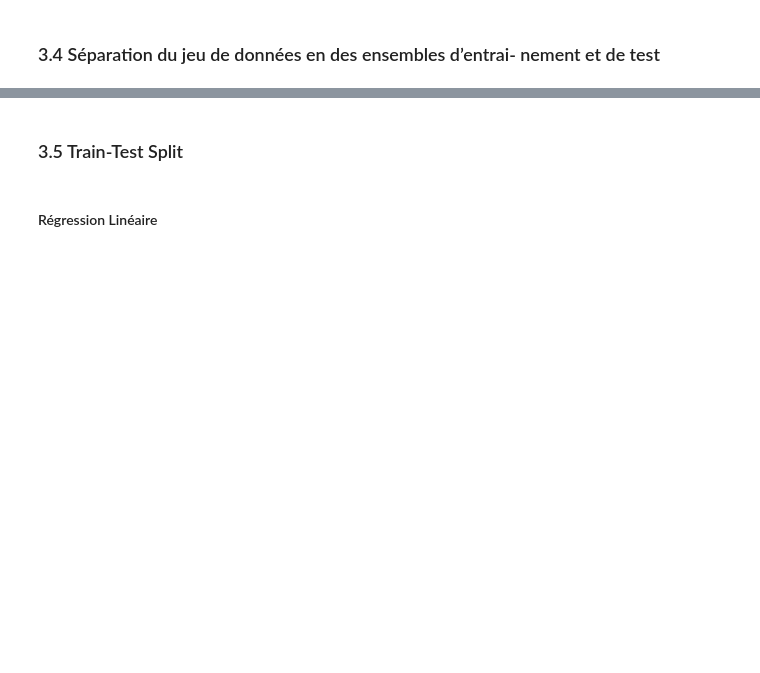
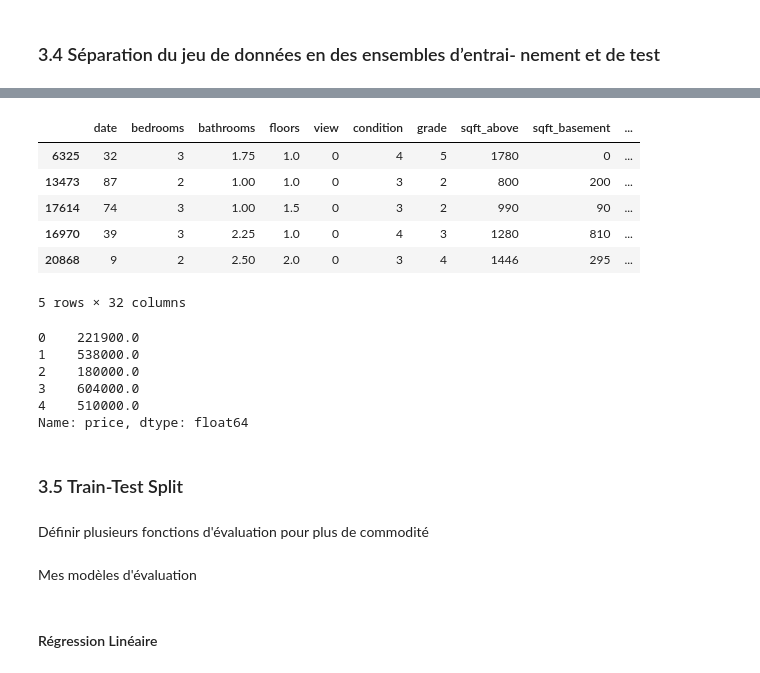
Before and after one commit to mesabo/ML_PROJECT_STAGE, a Jupyter notebook: Untitled.ipynb, the cells around one changed output, grey strips where cells are left out. Saved outputs shown, nothing was run; the diff lists cells and outputs as text; code cells hidden in the pictures; blank space fills up the shorter version.

```diff
--- a/Untitled.ipynb
+++ b/Untitled.ipynb
@@ -541,2 +574,23 @@ X_train, X_test, y_train, y_test = train_test_split(X, y, test_size=0.2, random_
+# %%
+X_train.head()
+# %% [output]
+|  | date | bedrooms | bathrooms | floors | view | condition | grade | sqft_above | sqft_basement | ... |
+| 6325 | 32 | 3 | 1.75 | 1.0 | 0 | 4 | 5 | 1780 | 0 | ... |
+| 13473 | 87 | 2 | 1.00 | 1.0 | 0 | 3 | 2 | 800 | 200 | ... |
+| 17614 | 74 | 3 | 1.00 | 1.5 | 0 | 3 | 2 | 990 | 90 | ... |
+| 16970 | 39 | 3 | 2.25 | 1.0 | 0 | 4 | 3 | 1280 | 810 | ... |
+| 20868 | 9 | 2 | 2.50 | 2.0 | 0 | 3 | 4 | 1446 | 295 | ... |
+5 rows × 32 columns
+# %%
+y.head()
+# %% [output]
+0    221900.0
+1    538000.0
+2    180000.0
+3    604000.0
+4    510000.0
+Name: price, dtype: float64
 # %% [markdown]
 <h3 style="font-family: 'Times New Roman'; letter-spacing: 0.08em;">3.5 Train-Test Split</h3>
+# %% [markdown]
+<p style="font-family: 'Times New Roman'; letter-spacing: 0.08em;">Définir plusieurs fonctions d'évaluation pour plus de commodité</p>
@@ -542,0 +609,2 @@ X_train, X_test, y_train, y_test = train_test_split(X, y, test_size=0.2, random_
+# %% [markdown]
+<p style="font-family: 'Times New Roman'; letter-spacing: 0.08em;">Mes modèles d'évaluation</p>
```
Also changed, not shown: parts of 20 cells of this notebook.
